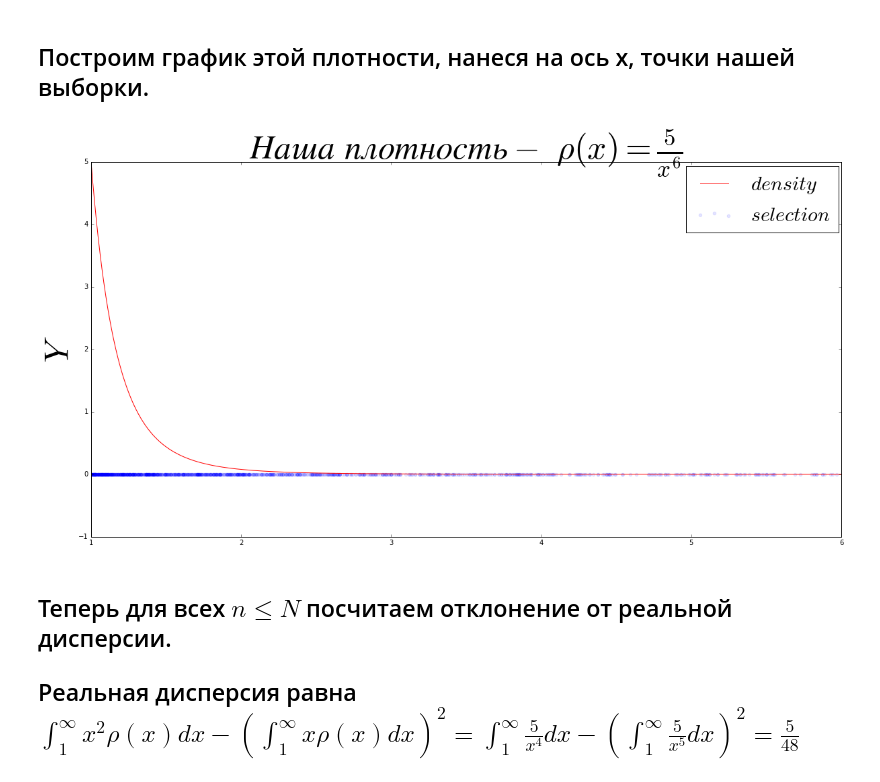
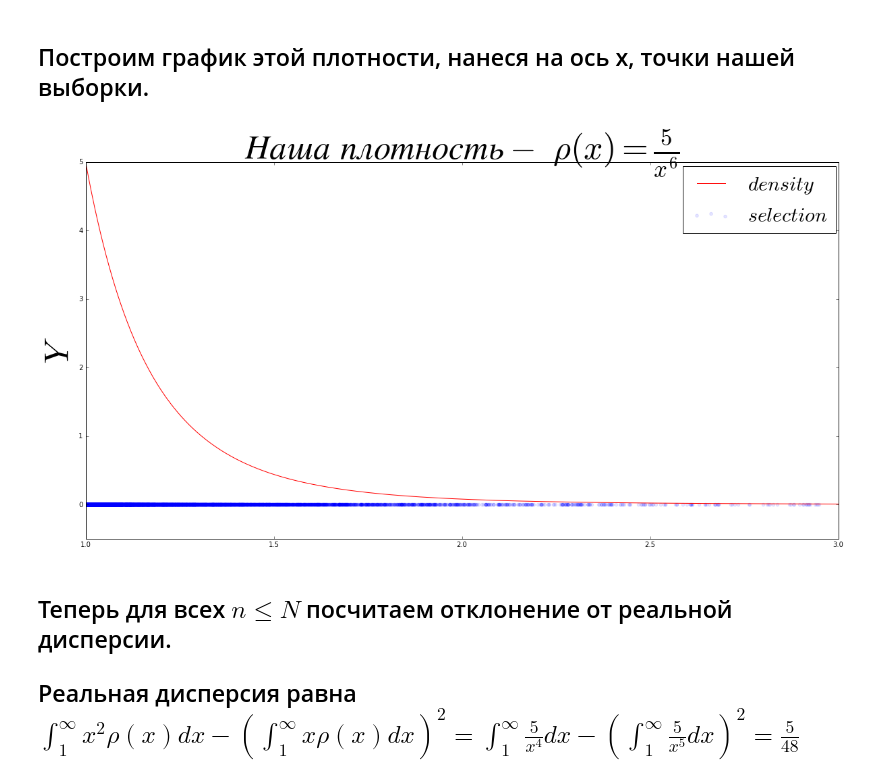
Before and after one commit to feezboom/MathStat, a Jupyter notebook: Third.ipynb, the cells around one changed output. Drawn from its saved outputs; the diff is of its cells as text; code cells hidden in the pictures.

```diff
--- a/Third.ipynb
+++ b/Third.ipynb
@@ -8,7 +8,7 @@ N = 10000
 class some_distribution_gen(rv_continuous):
     def _pdf(self, x):
         return 5/x**6
-some_distribution = some_distribution_gen(a = 1, b = np.inf, name='some distribution')
+some_distribution = some_distribution_gen(a = 1, name='some distribution')
 # %% [markdown]
 ## Далее сгенерируем выборку с плотностью распределения $\rho(x) = {5\over{|x^{6}|}}$
 # %%
@@ -17,24 +17,24 @@ selection = some_distribution.rvs(size = N)
 ## Построим график этой плотности, нанеся на ось x, точки нашей выборки.
 # %%
 xvalues = []
-x = 0.001;
-for i in range(0, 10000) :
+x = 1;
+for i in range(0, N) :
     xvalues.append(x);
-    x+=0.001;
+    x+=3/N;
 temp = np.array(xvalues);
 density = (5 / (temp**6));
 
 plt.figure(figsize=(20,10))
 plt.title('$Наша\ плотность -$ $\\rho(x) = \\frac{5}{x^{6}}$', fontsize = 50);
 plt.plot(xvalues, density, color = 'red', label = '$density$');
-plt.scatter(X, np.zeros(N), color = 'blue', alpha = 0.1, label = '$selection$');
+plt.scatter(selection, np.zeros(N), color = 'blue', alpha = 0.1, label = '$selection$');
 plt.legend(loc='center left', bbox_to_anchor=(0.78, 0.9), fontsize = 30);
 plt.ylabel('$Y$', fontsize = 50);
-plt.xlim(1, 6);
-plt.ylim(-1,5)
+plt.xlim(1, 3);
+plt.ylim(-0.5,5)
 plt.show();
 # %% [output]
-[figure, old version]
+[figure, new version]
 # %% [markdown]
 ## Теперь для всех $n \leq N$ посчитаем отклонение от реальной дисперсии.
 ## Реальная дисперсия равна $\int_{1}^{\infty}x^2\rho(x)dx - (\int_{1}^{\infty}x\rho(x)dx)^2 = \int_{1}^{\infty}\frac{5}{x^4}dx - (\int_{1}^{\infty}\frac{5}{x^5}dx)^2 = \frac{5}{48}$
```
Also changed, not shown: parts of 1 cell of this notebook.
